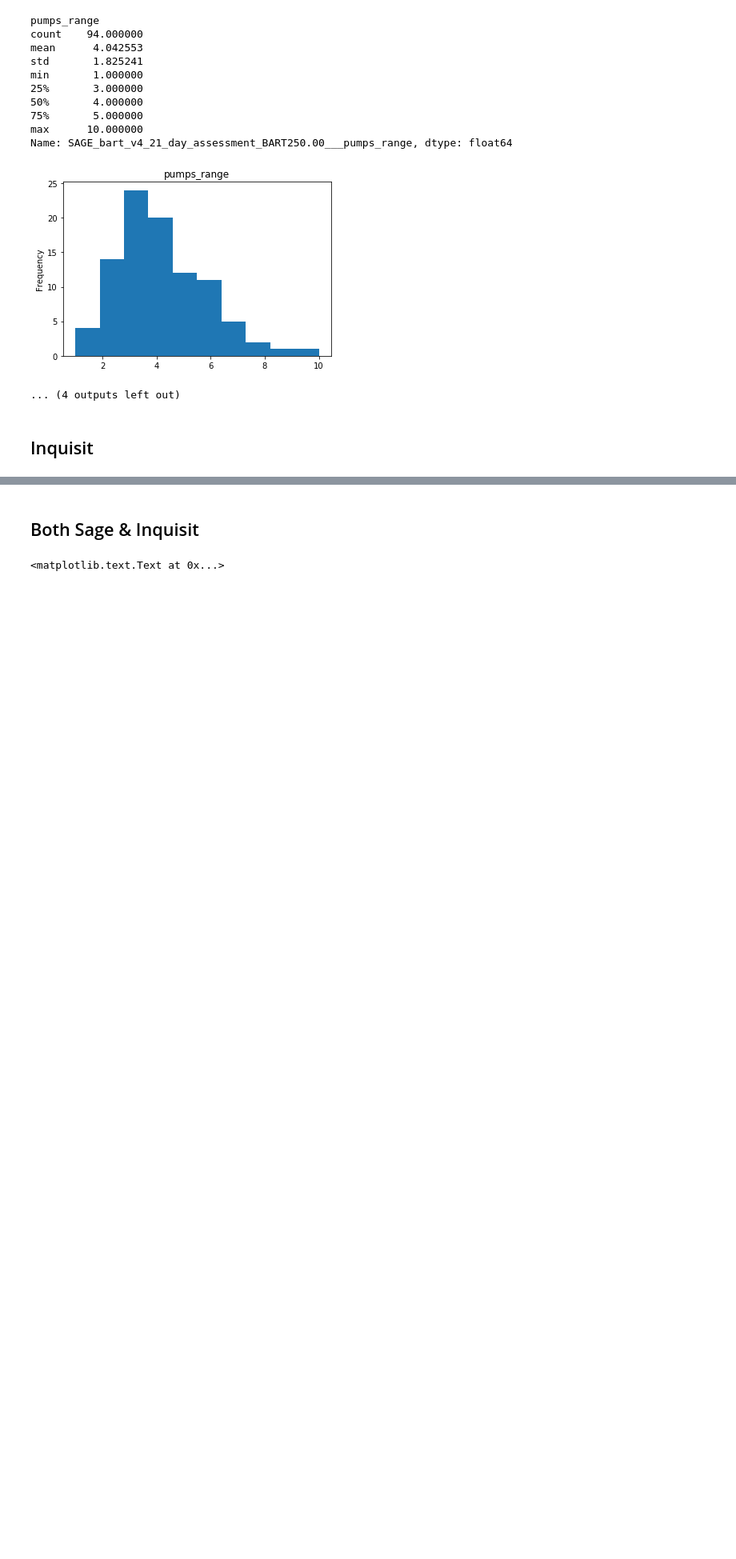
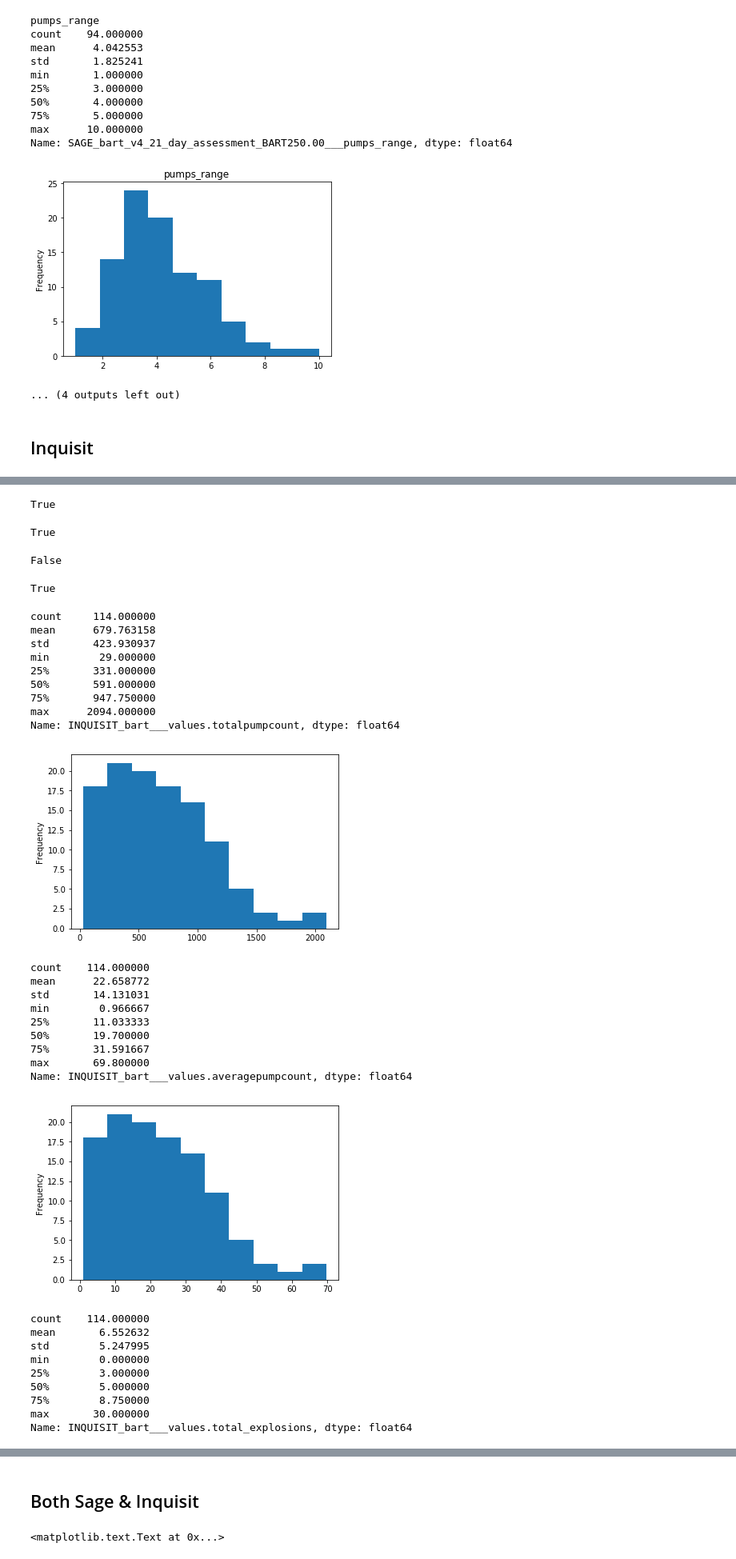
Before and after one commit to wraikes/partnership, a Jupyter notebook: analysis/BART_Outliers.ipynb, the cells around one changed output, grey strips where cells are left out. Shown at 80% size. Drawn from its saved outputs; the diff is of its cells as text; code cells hidden in the pictures; blank space fills up the shorter version.

```diff
--- a/analysis/BART_Outliers.ipynb
+++ b/analysis/BART_Outliers.ipynb
@@ -390,0 +464,37 @@ dmt.head()
+# %%
+#Thirds: total non explosions
+np.all(
+    dmt['INQUISIT_bart___values.nonexplodedballoons'].dropna() == \
+    dmt['INQUISIT_bart___values.nonexplodedballoons_10'].dropna() + \
+    dmt['INQUISIT_bart___values.nonexplodedballoons_20'].dropna() + \
+    dmt['INQUISIT_bart___values.nonexplodedballoons_30'].dropna()
+)
+# %% [output]
+True
+# %%
+#Thirds: adjusted total pumps
+np.all(
+    dmt['INQUISIT_bart___values.adjustedtotalpumpcount'].dropna() == \
+    dmt['INQUISIT_bart___values.adjustedtotalpumpcount_10'].dropna() + \
+    dmt['INQUISIT_bart___values.adjustedtotalpumpcount_20'].dropna() + \
+    dmt['INQUISIT_bart___values.adjustedtotalpumpcount_10'].dropna()
+)
+# %% [output]
+True
+# %%
+#Thirds: adjusted average pumps
+all(
+    np.isclose(dmt['INQUISIT_bart___values.adjustedaveragepumpcount'].dropna(),
+   (dmt['INQUISIT_bart___values.adjustedaveragepumpcount_10'].dropna() + \
+    dmt['INQUISIT_bart___values.adjustedaveragepumpcount_20'].dropna() + \
+    dmt['INQUISIT_bart___values.adjustedaveragepumpcount_30'].dropna()) / 3)
+)
+# %% [output]
+False
+# %%
+#Check average pump count.
+all(
+    np.isclose(dmt['INQUISIT_bart___values.averagepumpcount'].dropna(), dmt['INQUISIT_bart___values.totalpumpcount'].dropna() / 30)
+)
+# %% [output]
+True
@@ -390,0 +507,39 @@ dmt.head()
+# %%
+cols = ['INQUISIT_bart___values.totalpumpcount',
+        'INQUISIT_bart___values.averagepumpcount',
+        'INQUISIT_bart___values.total_explosions']
+
+for col in cols:
+    print(dmt[col].describe())
+    dmt[col].plot.hist()
+    plt.show()
+# %% [output]
+count     114.000000
+mean      679.763158
+std       423.930937
+min        29.000000
+25%       331.000000
+50%       591.000000
+75%       947.750000
+max      2094.000000
+Name: INQUISIT_bart___values.totalpumpcount, dtype: float64
+[figure, added]
+count    114.000000
+mean      22.658772
+std       14.131031
+min        0.966667
+25%       11.033333
+50%       19.700000
+75%       31.591667
+max       69.800000
+Name: INQUISIT_bart___values.averagepumpcount, dtype: float64
+[figure, added]
+count    114.000000
+mean       6.552632
+std        5.247995
+min        0.000000
+25%        3.000000
+50%        5.000000
+75%        8.750000
+max       30.000000
+Name: INQUISIT_bart___values.total_explosions, dtype: float64
```
Also changed, not shown: parts of 29 cells of this notebook, 2 other files.
